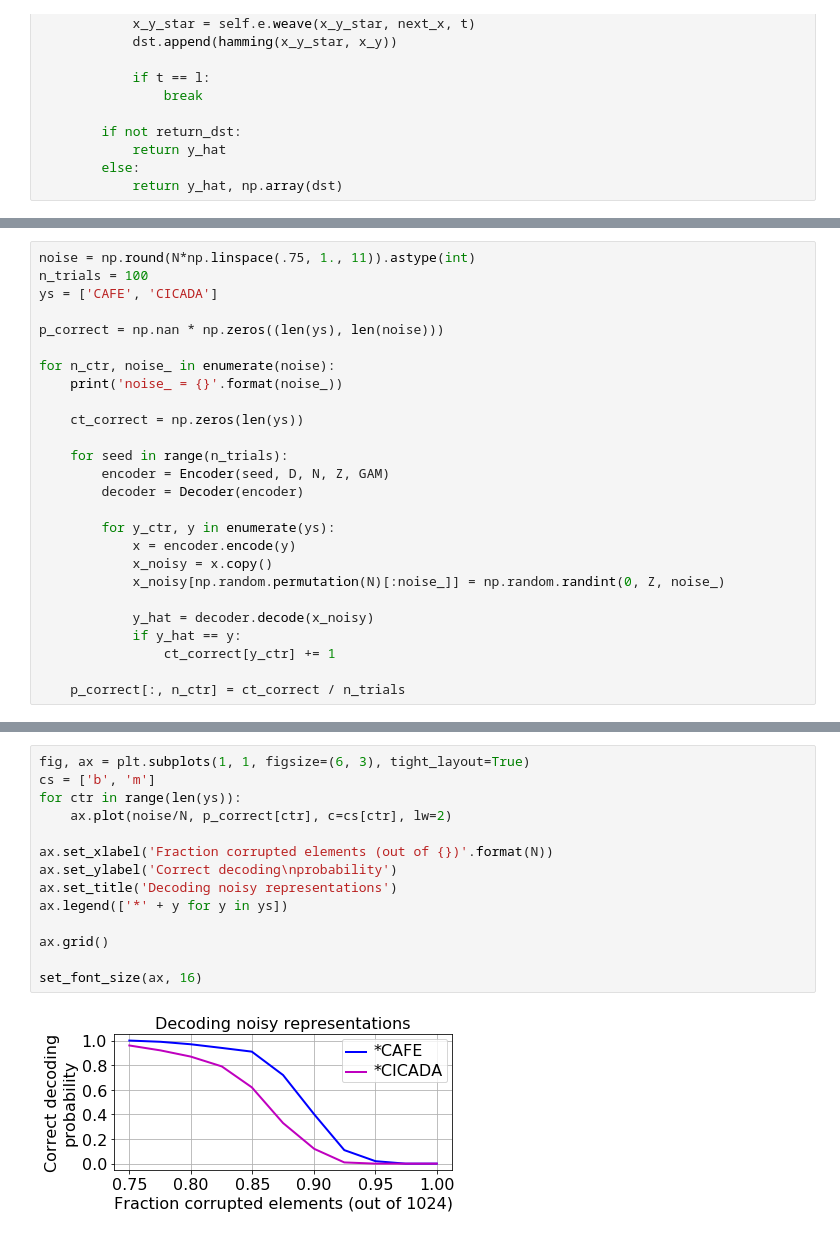
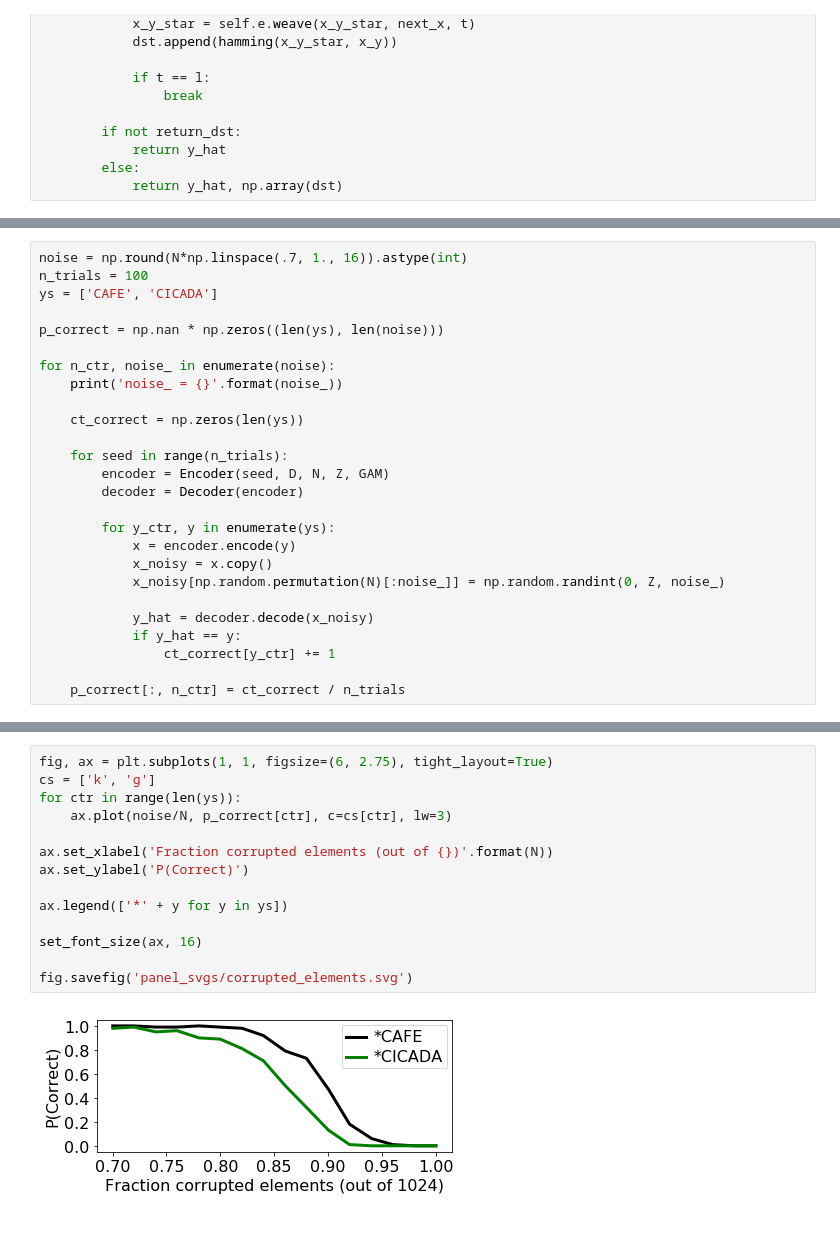
Before and after one commit to rkp8000/crossing_over, a Jupyter notebook: 2_decoding.ipynb, the cells around one changed output, grey strips where cells are left out. Drawn from its saved outputs; the diff is of its cells as text.

```diff
--- a/2_decoding.ipynb
+++ b/2_decoding.ipynb
@@ -231,5 +295,5 @@ for y in ['CAFE', 'CICADA']:
 # %%
-noise = np.round(N*np.linspace(.75, 1., 11)).astype(int)
+noise = np.round(N*np.linspace(.7, 1., 16)).astype(int)
 n_trials = 100
 ys = ['CAFE', 'CICADA']
 
@@ -268,17 +337,17 @@ noise_ = 998
 noise_ = 1024
 # %%
-fig, ax = plt.subplots(1, 1, figsize=(6, 3), tight_layout=True)
-cs = ['b', 'm']
+fig, ax = plt.subplots(1, 1, figsize=(6, 2.75), tight_layout=True)
+cs = ['k', 'g']
 for ctr in range(len(ys)):
-    ax.plot(noise/N, p_correct[ctr], c=cs[ctr], lw=2)
+    ax.plot(noise/N, p_correct[ctr], c=cs[ctr], lw=3)
 
 ax.set_xlabel('Fraction corrupted elements (out of {})'.format(N))
-ax.set_ylabel('Correct decoding\nprobability')
-ax.set_title('Decoding noisy representations')
+ax.set_ylabel('P(Correct)')
+
 ax.legend(['*' + y for y in ys])
 
-ax.grid()
+set_font_size(ax, 16)
 
-set_font_size(ax, 16)
+fig.savefig('panel_svgs/corrupted_elements.svg')
 # %% [output]
-[figure, old version]
+[figure, new version]
```
Also changed, not shown: parts of 6 cells of this notebook, 4 other files.
